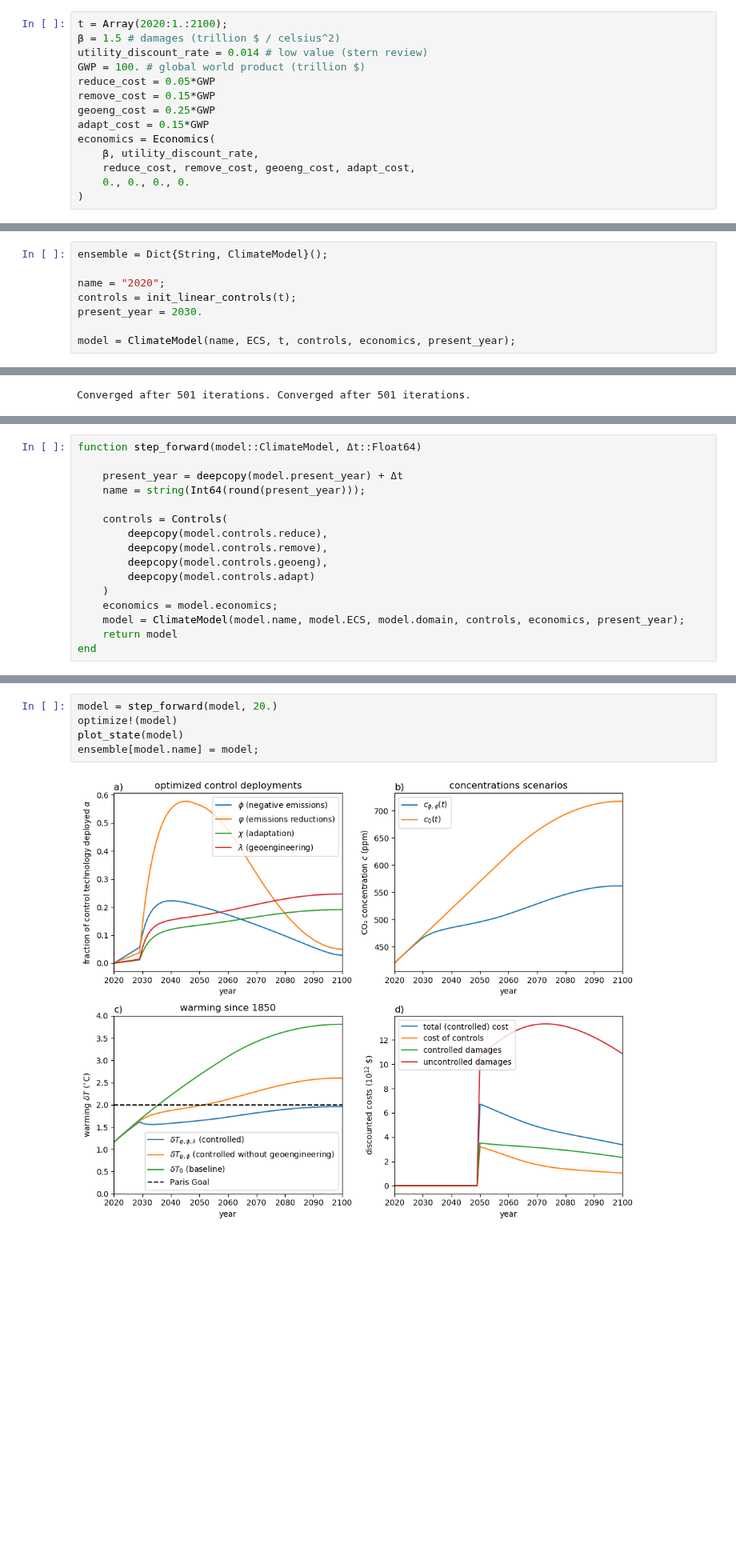
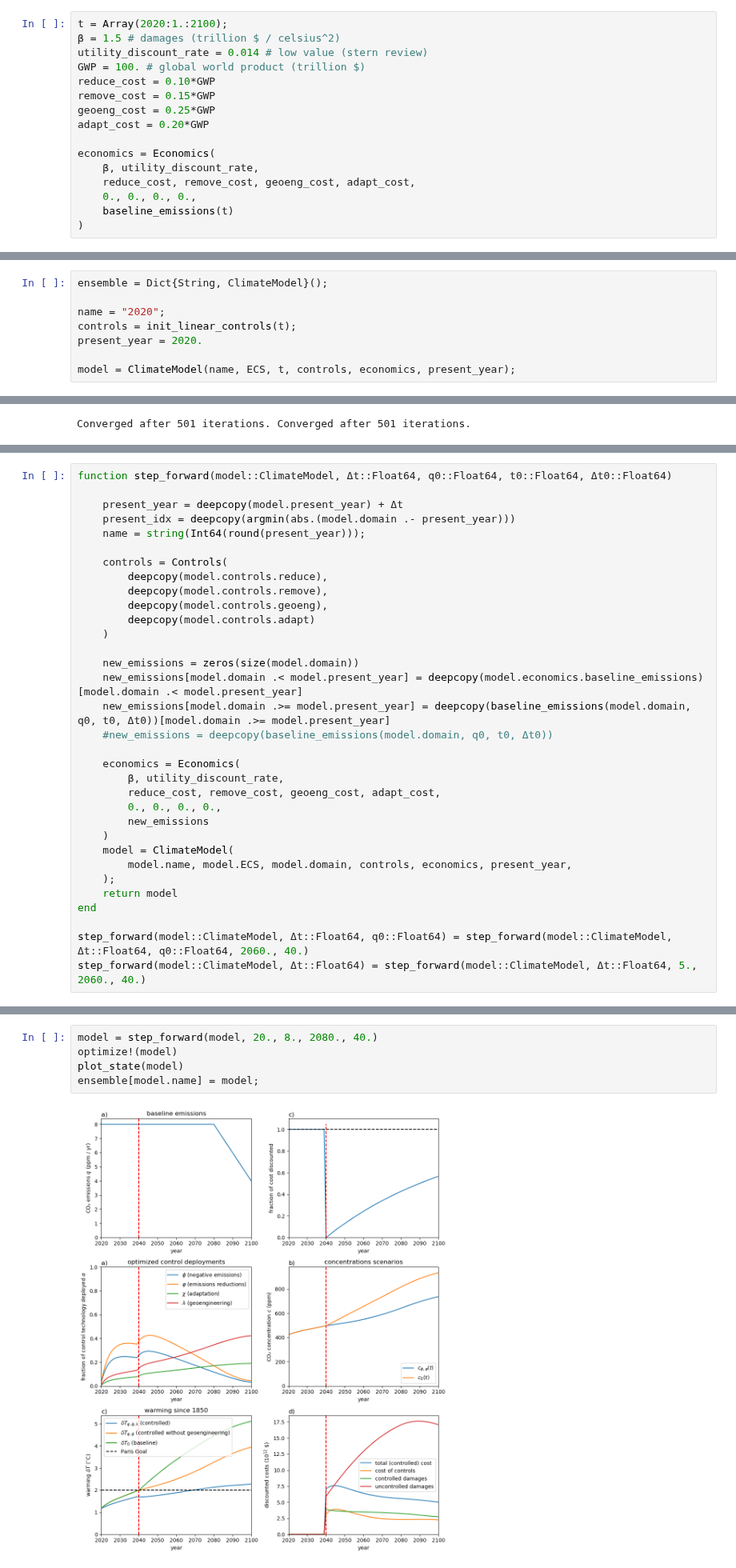
Before and after one commit to hdrake/OptimizeClimate, a Jupyter notebook: move_forward.ipynb, the cells around one changed output, grey strips where cells are left out. Shown at 80% size. Drawn from its saved outputs; the diff is of its cells as text; blank space fills up the shorter version.

```diff
--- a/move_forward.ipynb
+++ b/move_forward.ipynb
@@ -13,13 +13,15 @@ t = Array(2020:1.:2100);
 β = 1.5 # damages (trillion $ / celsius^2)
 utility_discount_rate = 0.014 # low value (stern review)
 GWP = 100. # global world product (trillion $)
-reduce_cost = 0.05*GWP
+reduce_cost = 0.10*GWP
 remove_cost = 0.15*GWP
 geoeng_cost = 0.25*GWP
-adapt_cost = 0.15*GWP
+adapt_cost = 0.20*GWP
+
 economics = Economics(
     β, utility_discount_rate,
     reduce_cost, remove_cost, geoeng_cost, adapt_cost,
-    0., 0., 0., 0.
+    0., 0., 0., 0.,
+    baseline_emissions(t)
 )
 # %% [output]
@@ -32,6 +34,6 @@ ensemble = Dict{String, ClimateModel}();
 
 name = "2020";
 controls = init_linear_controls(t);
-present_year = 2030.
+present_year = 2020.
 
 model = ClimateModel(name, ECS, t, controls, economics, present_year);
@@ -53,7 +49,8 @@ plot_state(model)
 # %%
-function step_forward(model::ClimateModel, Δt::Float64)
+function step_forward(model::ClimateModel, Δt::Float64, q0::Float64, t0::Float64, Δt0::Float64)
 
     present_year = deepcopy(model.present_year) + Δt
+    present_idx = deepcopy(argmin(abs.(model.domain .- present_year)))
     name = string(Int64(round(present_year)));
 
     controls = Controls(
@@ -62,8 +59,24 @@ function step_forward(model::ClimateModel, Δt::Float64)
         deepcopy(model.controls.geoeng),
         deepcopy(model.controls.adapt)
     )
-    economics = model.economics;
-    model = ClimateModel(model.name, model.ECS, model.domain, controls, economics, present_year);
+
+    new_emissions = zeros(size(model.domain))
+    new_emissions[model.domain .< model.present_year] = deepcopy(model.economics.baseline_emissions)[model.domain .< model.present_year]
+    new_emissions[model.domain .>= model.present_year] = deepcopy(baseline_emissions(model.domain, q0, t0, Δt0))[model.domain .>= model.present_year]
+    #new_emissions = deepcopy(baseline_emissions(model.domain, q0, t0, Δt0))
+
+    economics = Economics(
+        β, utility_discount_rate,
+        reduce_cost, remove_cost, geoeng_cost, adapt_cost,
+        0., 0., 0., 0.,
+        new_emissions
+    )
+    model = ClimateModel(
+        model.name, model.ECS, model.domain, controls, economics, present_year,
+    );
     return model
 end
+
+step_forward(model::ClimateModel, Δt::Float64, q0::Float64) = step_forward(model::ClimateModel, Δt::Float64, q0::Float64, 2060., 40.)
+step_forward(model::ClimateModel, Δt::Float64) = step_forward(model::ClimateModel, Δt::Float64, 5., 2060., 40.)
 # %% [output]
@@ -71,8 +84,8 @@ step_forward (generic function with 1 method)
 # %%
-model = step_forward(model, 20.)
+model = step_forward(model, 20., 8., 2080., 40.)
 optimize!(model)
 plot_state(model)
 ensemble[model.name] = model;
 # %% [output]
-[figure, old version]
+[figure, new version]
 Converged after 501 iterations. Converged after 501 iterations.
```
Also changed, not shown: parts of 5 cells of this notebook, 20 other files.
